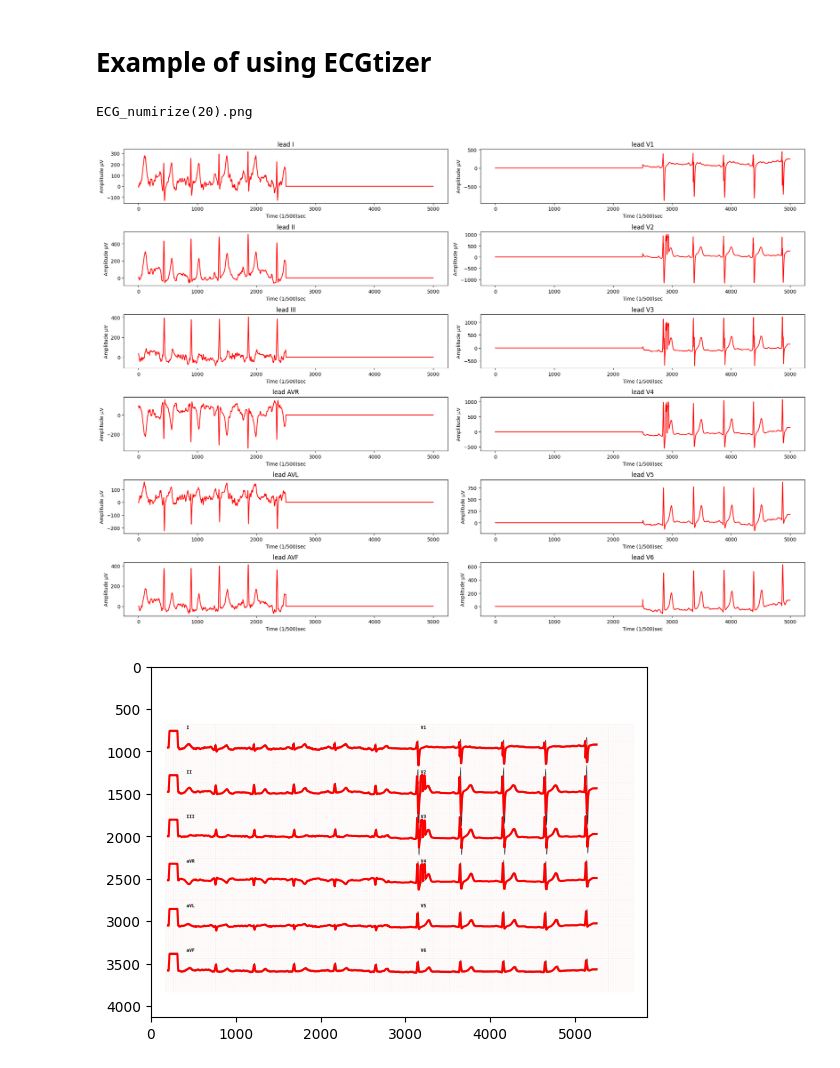
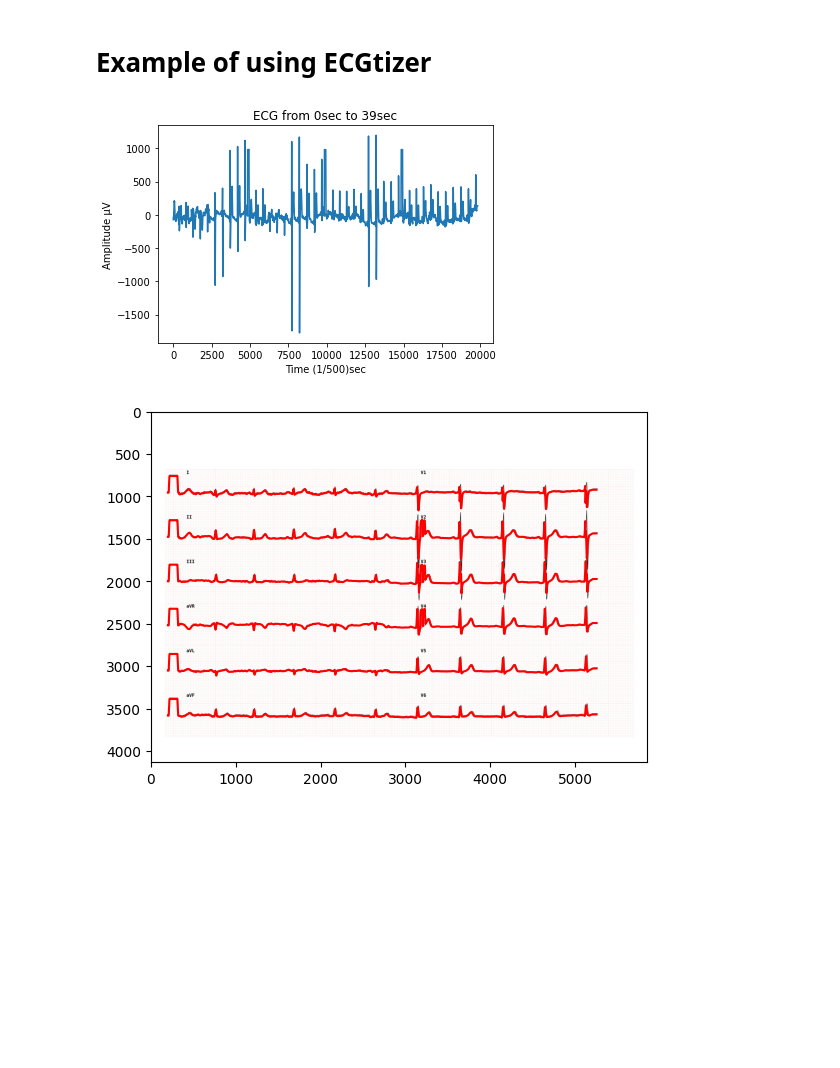
Before and after one commit to UMMISCO/ecgtizer, a Jupyter notebook: Test_ECGtizer.ipynb, the cells around one changed output. Saved outputs shown, nothing was run; the diff lists cells and outputs as text; code cells hidden in the pictures; blank space fills up the shorter version.

```diff
--- a/Test_ECGtizer.ipynb
+++ b/Test_ECGtizer.ipynb
@@ -21,8 +16,9 @@ Current directory: /Users/alexlence/Documents/GitHub/ecgtizer
 # %%
 ### Possible path to test ECGtizer ###
 # Classic format
-path1 = "data/PTB-XL/PDF/00009_hr_6x2.pdf"
-#path1 = "../../../Documents/thèse/PDF2XML/ALL_Data/Elias/1_0.pdf"
+path = "data/PTB-XL/PDF/00009_hr.pdf"
+#path = "data/PTB-XL/PDF/Pulsbeat_0001.pdf"
+
 
 ### ECTtizer return an object with the extracted leads ###
 """
@@ -32,21 +28,21 @@ ECGtizer (path : path of the PDF to digitize,
           DEBUG: plot different steps)
 """
 #extraction_method="fragmented" or "full" or "lazy"
-ecg_extracted = ECGtizer (path1, 500, extraction_method="full", verbose = False, DEBUG = False)
+ecg_extracted = ECGtizer (path, 500, extraction_method="full", verbose = False, DEBUG = False, paper_format="Apple")
 # %%
 ### ECTtizer can plot the leads of the extracted PDF ###
 """
 ecgtizer.plot (lead(optional,str) : Name of the lead you want to plot it,
                begin(optional, int): The position on the lead you want to start,
                end(optinal, int): The position on the lead you want to end,
                completion(optional, bool): If you want to plot the complete lead,
                save(optinal, str): The location to save the plot)
 """
 #ecg_extracted.plot(save = "../../thèse/PDF2XML/image_incomplete_lead", c = "black")
-ecg_extracted.plot( save = "ECG_numirize.png", c = "red")
+#ecg_extracted.plot( save = "ECG_numirize.png", c = "red")
+ecg_extracted.plot()
 # %% [output]
-ECG_numirize(20).png
-[figure, old version]
+[figure, new version]
 # %%
 ecg_extracted.plot_over()
 # %% [output]
```
Also changed, not shown: parts of 1 cell of this notebook, 2 other files.
